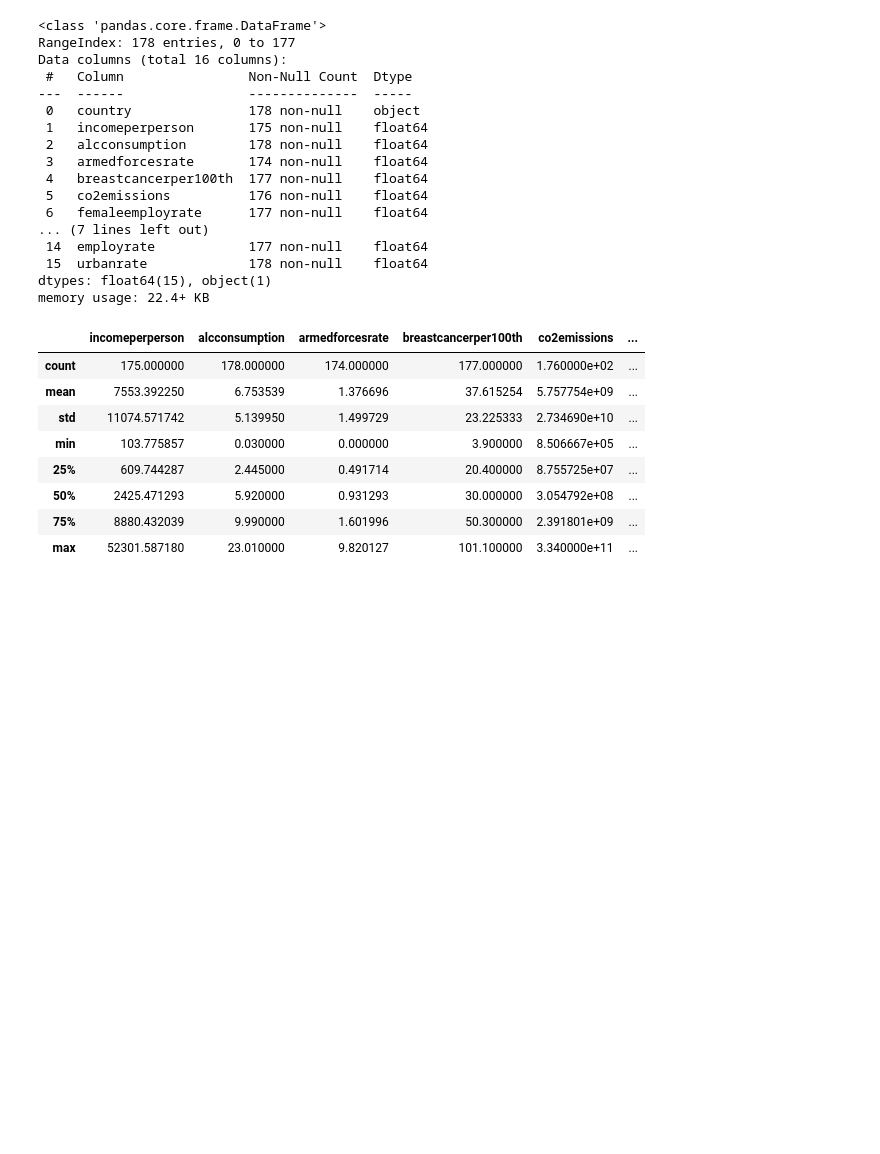
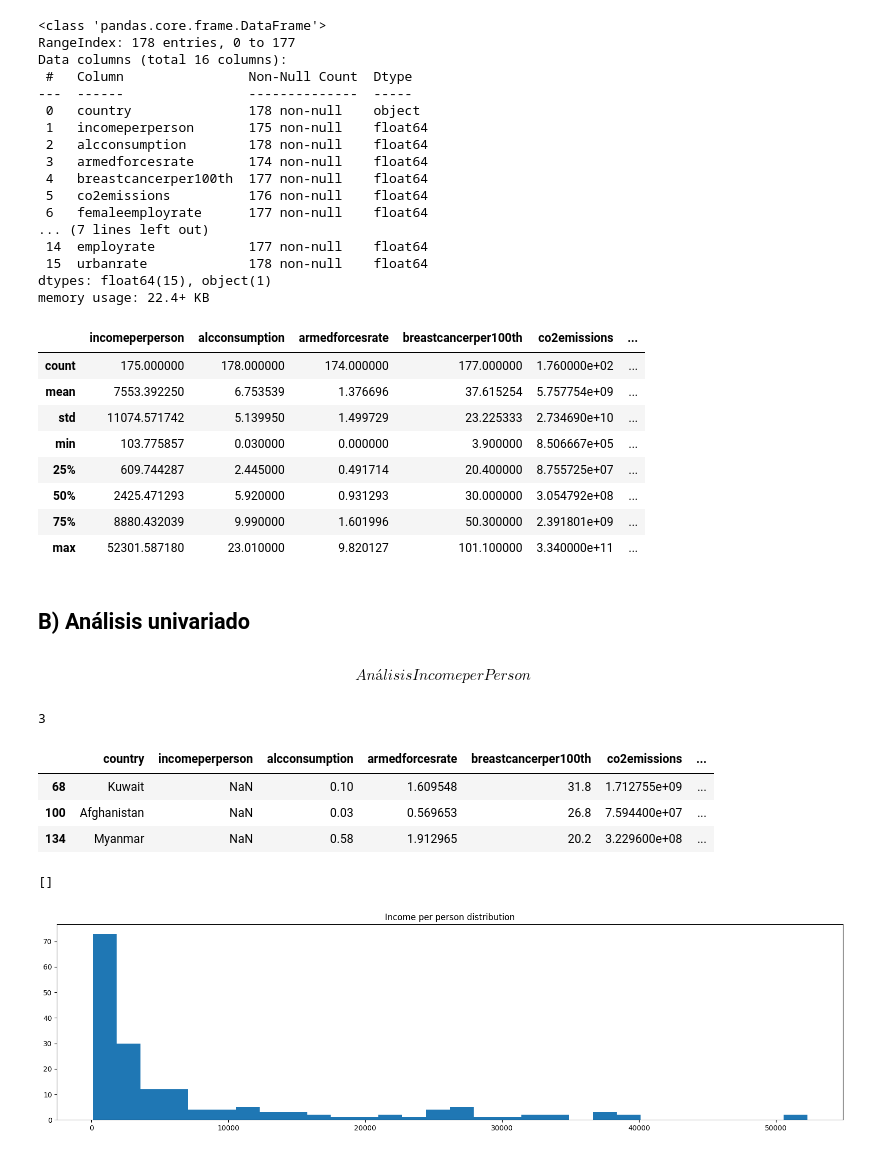
Before and after one commit to AngieRinBri/TallerPIBBancoMundial, a Jupyter notebook: Taller2.ipynb, the cells around one changed output. Cells and saved outputs as stored; diff of their text form; code cells hidden in the pictures; blank space fills up the shorter version.

```diff
--- a/Taller2.ipynb
+++ b/Taller2.ipynb
@@ -71,3 +75,29 @@ data_df.describe()
 | 50% | 2425.471293 | 5.920000 | 0.931293 | 30.000000 | 3.054792e+08 | ... |
 | 75% | 8880.432039 | 9.990000 | 1.601996 | 50.300000 | 2.391801e+09 | ... |
 | max | 52301.587180 | 23.010000 | 9.820127 | 101.100000 | 3.340000e+11 | ... |
+# %% [markdown]
+## B) Análisis univariado
+# %% [markdown]
+$$
+Análisis Income per Person
+$$
+# %%
+data_df["incomeperperson"].isnull().sum()
+# %% [output]
+3
+# %%
+data_df[data_df["incomeperperson"].isnull()==True]
+# %% [output]
+|  | country | incomeperperson | alcconsumption | armedforcesrate | breastcancerper100th | co2emissions | ... |
+| 68 | Kuwait | NaN | 0.10 | 1.609548 | 31.8 | 1.712755e+09 | ... |
+| 100 | Afghanistan | NaN | 0.03 | 0.569653 | 26.8 | 7.594400e+07 | ... |
+| 134 | Myanmar | NaN | 0.58 | 1.912965 | 20.2 | 3.229600e+08 | ... |
+# %%
+# Plotting a histogram for income per person
+plt.figure(figsize=(20, 5))
+plt.hist(data_df["incomeperperson"], bins=30)
+plt.title("Income per person distribution")
+plt.plot()
+# %% [output]
+[]
+[figure, added]
```
Also changed, not shown: parts of 46 cells of this notebook, 2 other files.
